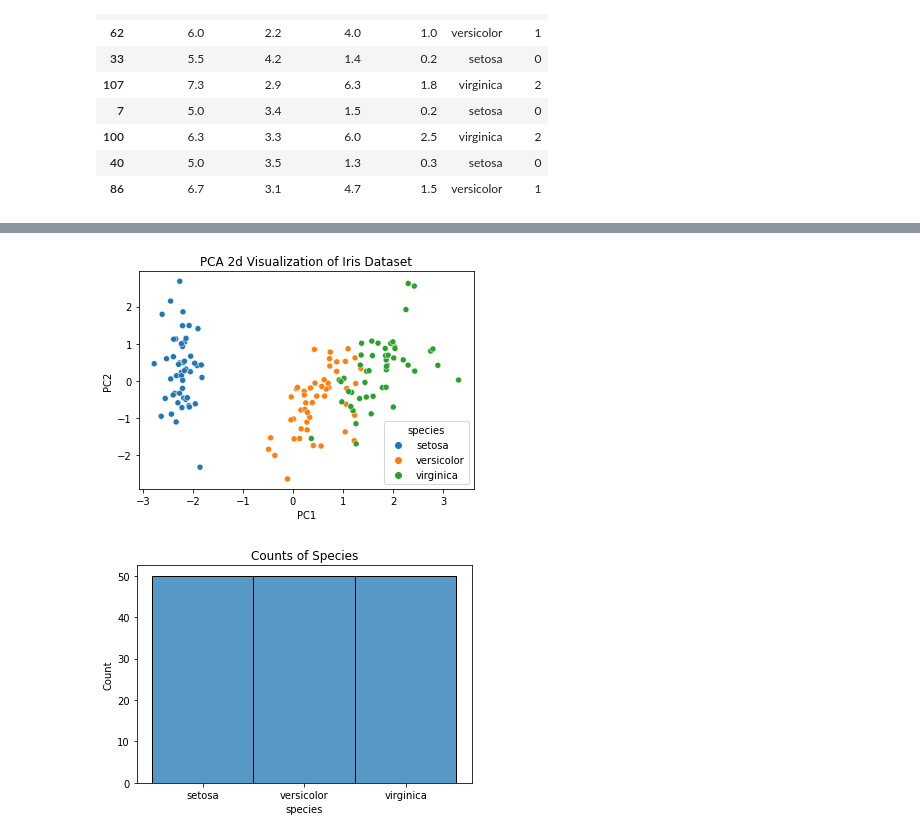
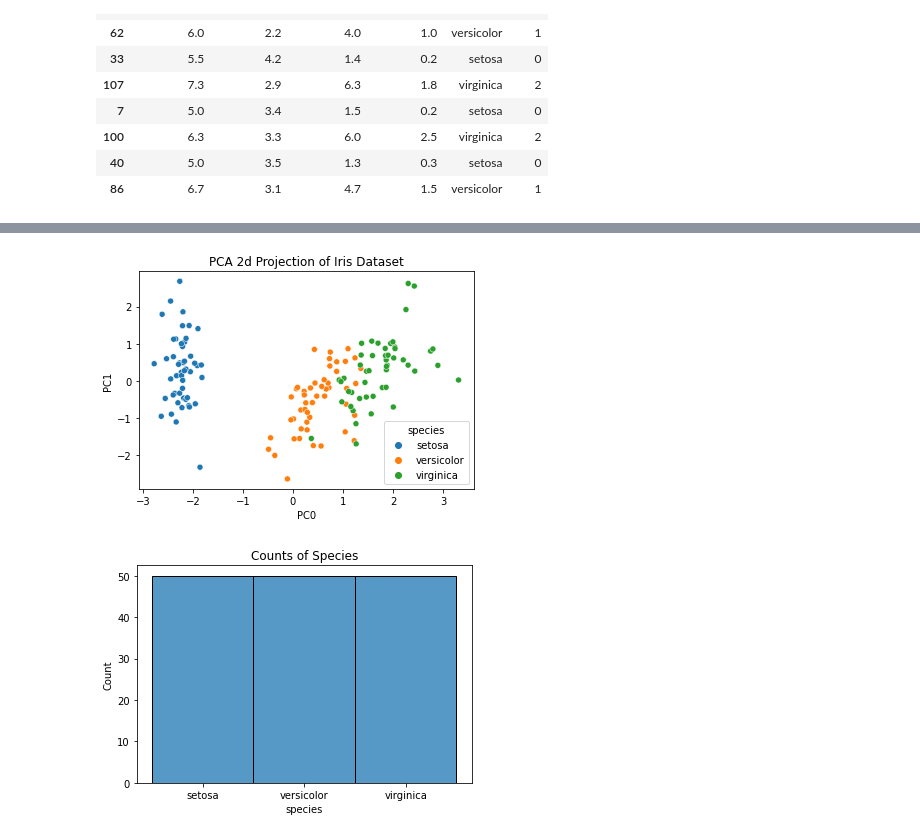
Before and after one commit to noamsgl/ABDA_HW4, a Jupyter notebook: pyro/HW4_Q1.ipynb, the cells around one changed output, grey strips where cells are left out. Cells and saved outputs as stored; diff of their text form; code cells hidden in the pictures.

```diff
--- a/pyro/HW4_Q1.ipynb
+++ b/pyro/HW4_Q1.ipynb
@@ -49,7 +49,6 @@ df = df.rename({'sepal length (cm)' : 'sepal_length', 'sepal width (cm)' : 'sepa
                 'petal length (cm)' : 'petal_length', 'petal width (cm)' : 'petal_width'}, axis='columns')
 df["label"] = df['species'].astype('category').cat.codes
 features = ["sepal_length", "sepal_width", "petal_length", "petal_width"]
-X = torch.tensor(df[features].values).float()
 df.sample(8)
 # %% [output]
 |  | sepal_length | sepal_width | petal_length | petal_width | species | label |
@@ -72,11 +71,21 @@ plot_2d_tsne(X)
+# %%
+def preprocess_data(df):
+    # select features, normalize, PCA
+    X = df[features].values
+    sclr = StandardScaler()
+    X = sclr.fit_transform(X)
+    pca = PCA()
+    X = pca.fit_transform(X)
+    return torch.tensor(X).float()
+
+X = preprocess_data(df)
+assert torch.is_tensor(X) and X.shape == (len(df), 4)
 # %%
-sclr = StandardScaler()
-X = sclr.fit_transform(X)
-pca = PCA(n_components=2)
-principalComponents = pca.fit_transform(X)
-sns.scatterplot(x=principalComponents[:,0], y=principalComponents[:,1], hue=df.species).set(title="PCA 2d Visualization of Iris Dataset", xlabel="PC1", ylabel="PC2");
+def visualize_data_pca(X):
+    sns.scatterplot(x=X[:,0], y=X[:,1], hue=df.species).set(title="PCA 2d Projection of Iris Dataset", xlabel="PC0", ylabel="PC1");
+visualize_data_pca(X)
 # %% [output]
-[figure, old version]
+[figure, new version]
 # %%
 sns.histplot(data=df.species).set(title="Counts of Species");
 # %% [output]
```
Also changed, not shown: parts of 10 cells of this notebook.
